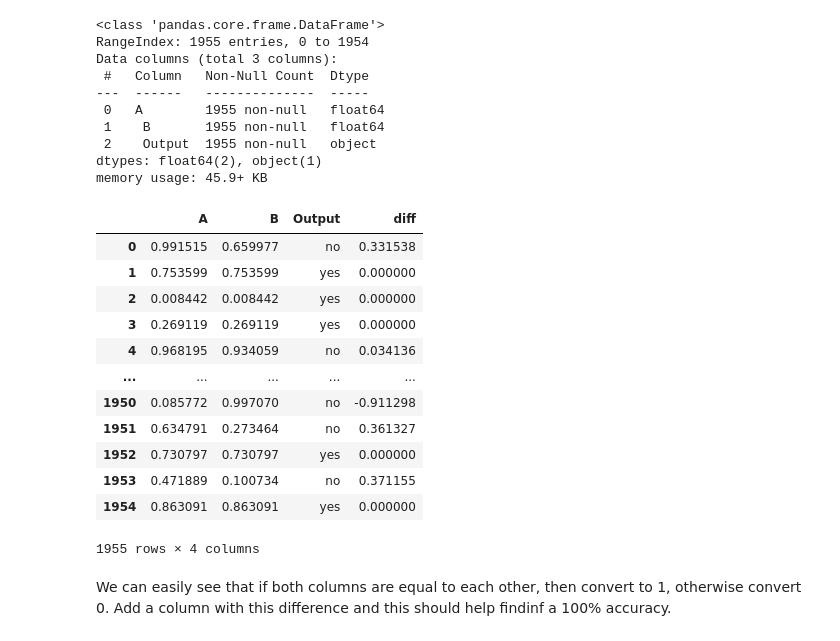
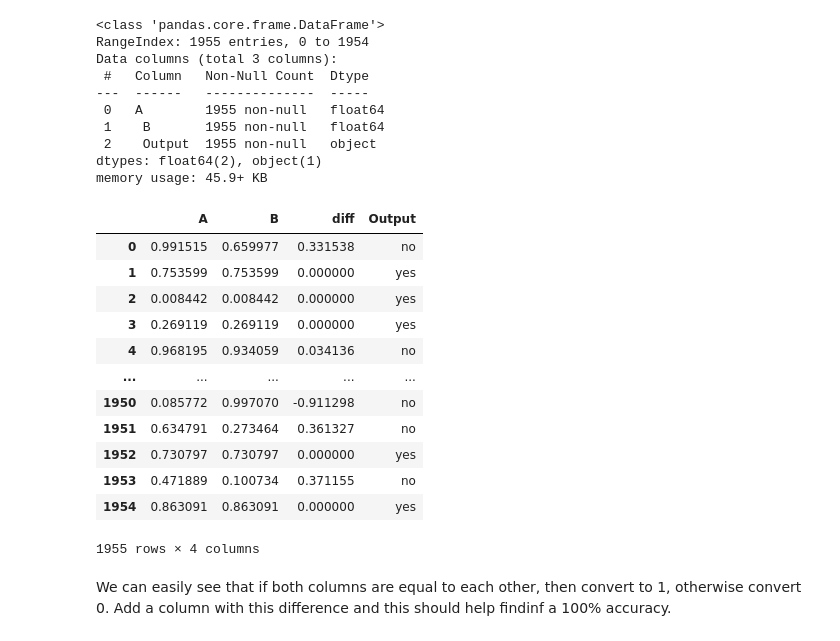
Before and after one commit to sebasmos/DMML, a Jupyter notebook: simplest_algorithm_turorudi/main.ipynb, the cells around one changed output. Drawn from its saved outputs; the diff is of its cells as text; code cells hidden in the pictures.

```diff
--- a/simplest_algorithm_turorudi/main.ipynb
+++ b/simplest_algorithm_turorudi/main.ipynb
@@ -24,22 +24,23 @@ dtypes: float64(2), object(1)
 memory usage: 45.9+ KB
 # %%
 df["diff"] = df['A'] - df[' B']
-# %%
-df
-# %% [output]
-|  | A | B | Output | diff |
-| 0 | 0.991515 | 0.659977 | no | 0.331538 |
-| 1 | 0.753599 | 0.753599 | yes | 0.000000 |
-| 2 | 0.008442 | 0.008442 | yes | 0.000000 |
-| 3 | 0.269119 | 0.269119 | yes | 0.000000 |
-| 4 | 0.968195 | 0.934059 | no | 0.034136 |
-| ... | ... | ... | ... | ... |
-| 1950 | 0.085772 | 0.997070 | no | -0.911298 |
-| 1951 | 0.634791 | 0.273464 | no | 0.361327 |
-| 1952 | 0.730797 | 0.730797 | yes | 0.000000 |
-| 1953 | 0.471889 | 0.100734 | no | 0.371155 |
-| 1954 | 0.863091 | 0.863091 | yes | 0.000000 |
-1955 rows × 4 columns
+# %%
+df = df[["A", " B", "diff", " Output"]]
+df
+# %% [output]
+|  | A | B | diff | Output |
+| 0 | 0.991515 | 0.659977 | 0.331538 | no |
+| 1 | 0.753599 | 0.753599 | 0.000000 | yes |
+| 2 | 0.008442 | 0.008442 | 0.000000 | yes |
+| 3 | 0.269119 | 0.269119 | 0.000000 | yes |
+| 4 | 0.968195 | 0.934059 | 0.034136 | no |
+| ... | ... | ... | ... | ... |
+| 1950 | 0.085772 | 0.997070 | -0.911298 | no |
+| 1951 | 0.634791 | 0.273464 | 0.361327 | no |
+| 1952 | 0.730797 | 0.730797 | 0.000000 | yes |
+| 1953 | 0.471889 | 0.100734 | 0.371155 | no |
+| 1954 | 0.863091 | 0.863091 | 0.000000 | yes |
+1955 rows × 4 columns
 # %% [markdown]
 We can easily see that if both columns are equal to each other, then convert to 1, otherwise convert  0. Add a column with this difference and this should help findinf a 100% accuracy.
 # %%
```
Also changed, not shown: parts of 7 cells of this notebook, 2 other files.
